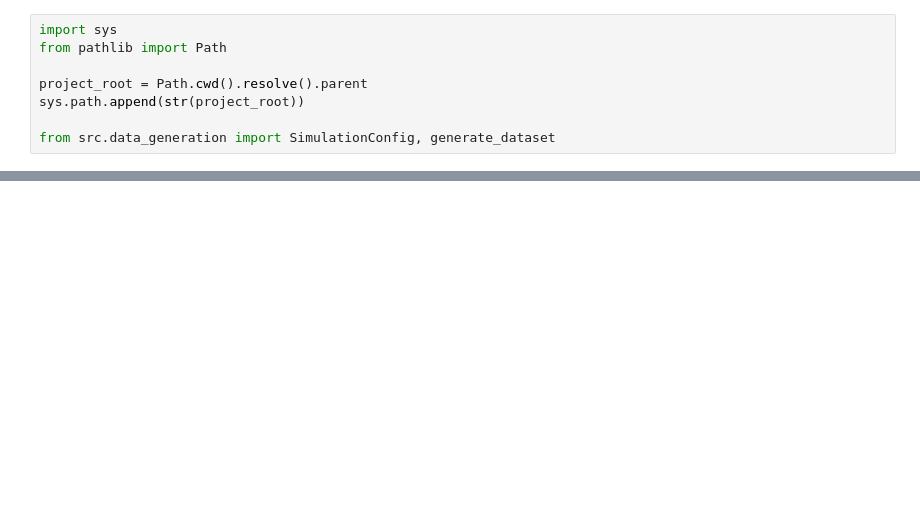
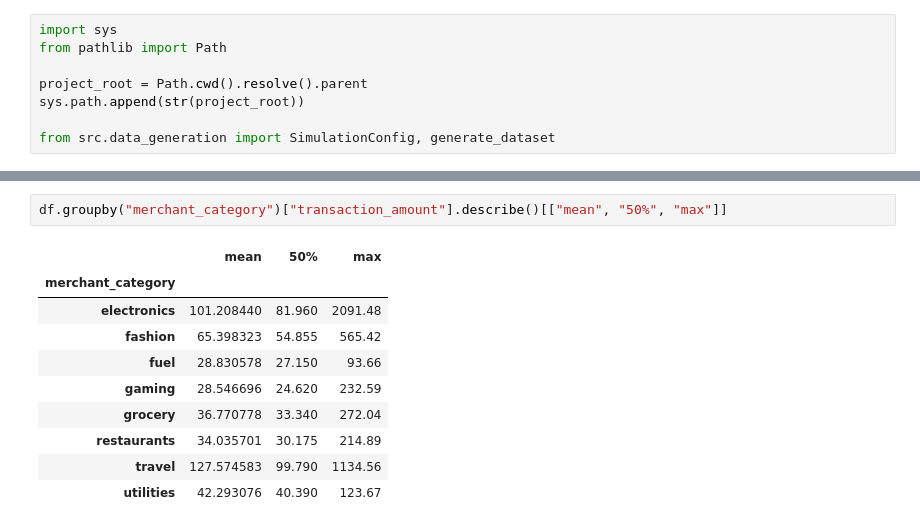
Before and after one commit to dacardonave/finshield-fraud-detection-platform, a Jupyter notebook: notebooks/01_data_simulation.ipynb, the cells around one changed output, grey strips where cells are left out. Saved outputs shown, nothing was run; the diff lists cells and outputs as text; blank space fills up the shorter version.

```diff
--- a/notebooks/01_data_simulation.ipynb
+++ b/notebooks/01_data_simulation.ipynb
@@ -37,0 +55,13 @@ Name: proportion, dtype: float64
+# %%
+df.groupby("merchant_category")["transaction_amount"].describe()[["mean", "50%", "max"]]
+# %% [output]
+|  | mean | 50% | max |
+| merchant_category |  |  |  |
+| electronics | 101.208440 | 81.960 | 2091.48 |
+| fashion | 65.398323 | 54.855 | 565.42 |
+| fuel | 28.830578 | 27.150 | 93.66 |
+| gaming | 28.546696 | 24.620 | 232.59 |
+| grocery | 36.770778 | 33.340 | 272.04 |
+| restaurants | 34.035701 | 30.175 | 214.89 |
+| travel | 127.574583 | 99.790 | 1134.56 |
+| utilities | 42.293076 | 40.390 | 123.67 |
```
Also changed, not shown: parts of 9 cells of this notebook, 1 other file.
